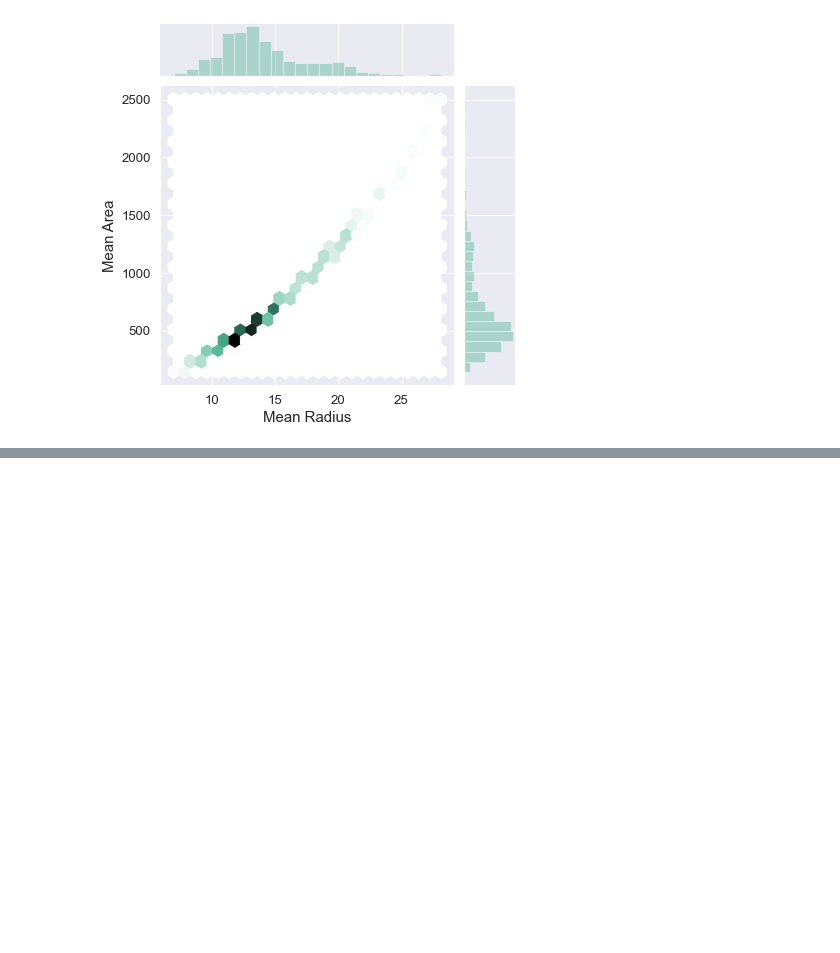
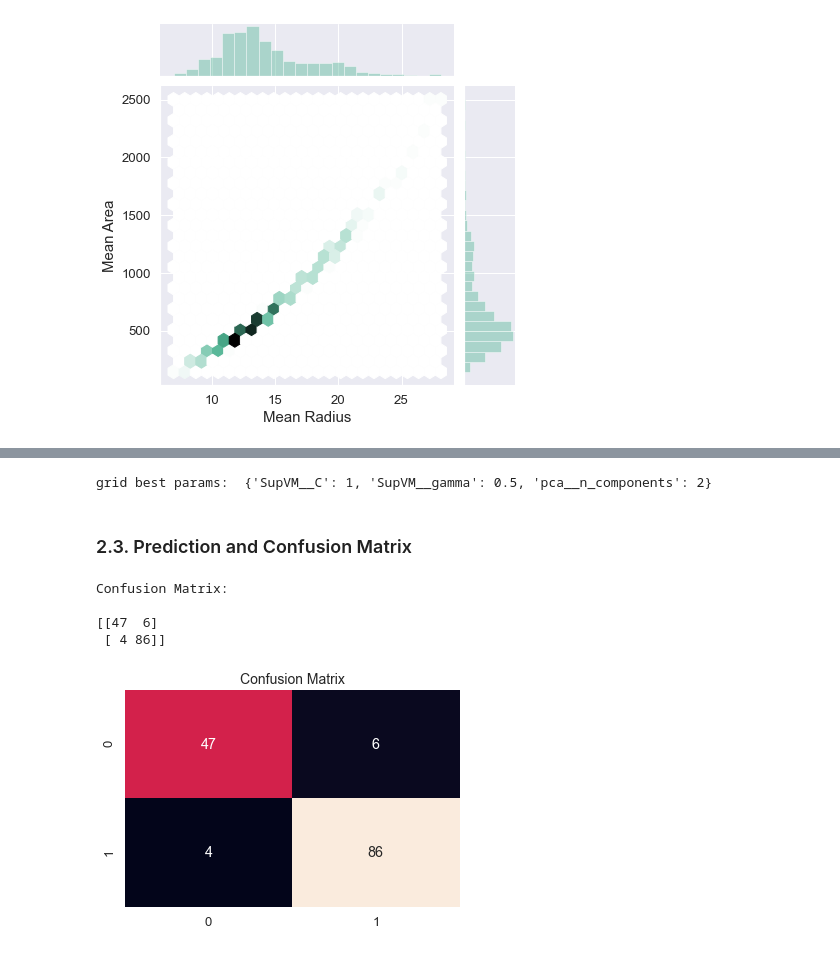
Before and after one commit to andromeda0505/Machine-Learning-Projects-, a Jupyter notebook: Support Vector Machine .ipynb, the cells around one changed output, grey strips where cells are left out. Cells and saved outputs as stored; diff of their text form; code cells hidden in the pictures; blank space fills up the shorter version.

```diff
--- a/Support Vector Machine .ipynb
+++ b/Support Vector Machine .ipynb
@@ -88,0 +232,28 @@ j.set_axis_labels('Mean Radius', 'Mean Area', fontsize=15)
+# %%
+# Pipeline Steps are StandardScaler, PCA and SVM
+pipe_steps = [('scaler', StandardScaler()), ('pca', PCA()), ('SupVM', SVC(kernel='rbf'))]
+
+check_params= {
+    'pca__n_components': [2],
+    'SupVM__C': [0.1, 0.5, 1, 10,30, 40, 50, 75, 100, 500, 1000],
+    'SupVM__gamma' : [0.01, 0.05, 0.07, 0.1, 0.5, 1, 5, 10, 50]
+}
+
+pipeline = Pipeline(pipe_steps)
+# %%
+from tqdm import tqdm_notebook as tqdm
+from sklearn.model_selection import GridSearchCV
+import warnings
+warnings.filterwarnings("ignore")
+
+
+
+print ("Start Fitting Training Data")
+for cv in tqdm(range(4,6)):
+    create_grid = GridSearchCV(pipeline, param_grid=check_params, cv=cv)
+    create_grid.fit(X_train, Y_train)
+    print ("score for %d fold CV := %3.2f" %(cv, create_grid.score(X_test, Y_test)))
+    print ("#### Best-Fit Parameters From Training Data ####")
+    print (create_grid.best_params_)
+
+print ("out of the loop")
@@ -88,0 +270,30 @@ j.set_axis_labels('Mean Radius', 'Mean Area', fontsize=15)
+# %%
+print ("grid best params: ", create_grid.best_params_)
+# use the best one
+# %% [output]
+grid best params:  {'SupVM__C': 1, 'SupVM__gamma': 0.5, 'pca__n_components': 2}
+# %% [markdown]
+### 2.3. Prediction and Confusion Matrix
+# %%
+# Time for Prediction and Plotting Confusion Matrix
+from sklearn.metrics import confusion_matrix
+import seaborn as sns
+
+Y_pred = create_grid.predict(X_test)
+# print (Y_pred)
+cm = confusion_matrix(Y_test, Y_pred)
+print("Confusion Matrix: \n")
+print(cm)
+
+
+df_cm = pd.DataFrame(cm, range(2), range(2))
+
+sns.heatmap(df_cm, annot=True, cbar=False)
+plt.title("Confusion Matrix", fontsize=14)
+plt.savefig("Confusion Matrix.png", dpi=200)
+# %% [output]
+Confusion Matrix:
+
+[[47  6]
+ [ 4 86]]
+[figure, added]
```
Also changed, not shown: parts of 21 cells of this notebook, 1 other file.
